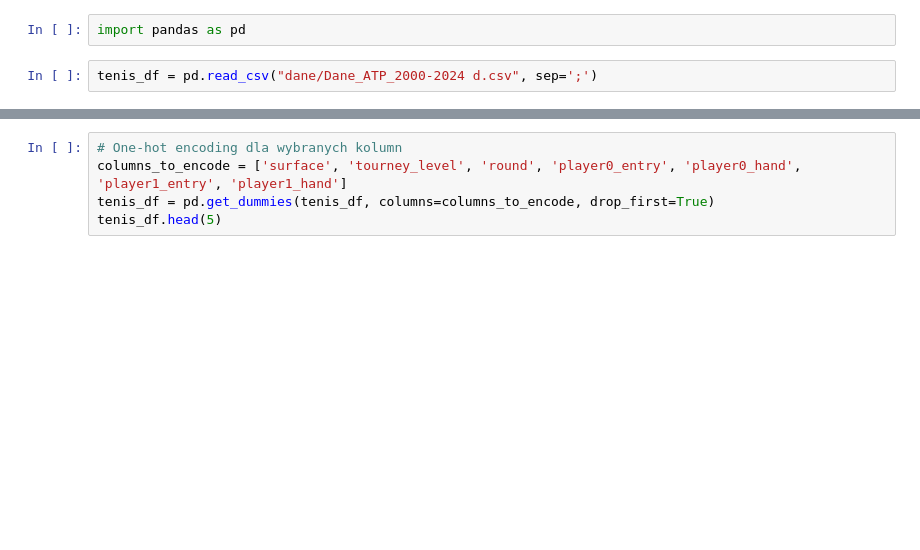
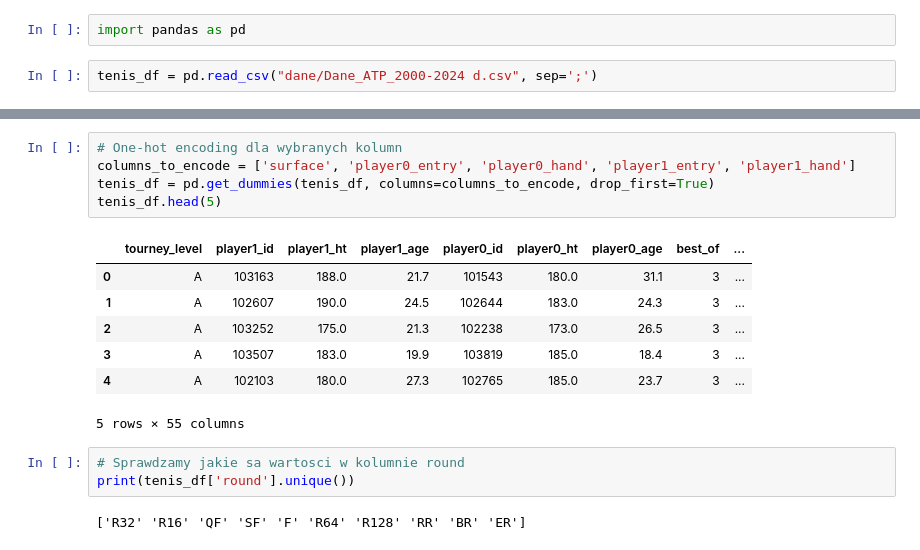
Before and after one commit to stachu213/SiProjekt, a Jupyter notebook: data_eng.ipynb, the cells around one changed output, grey strips where cells are left out. Saved outputs shown, nothing was run; the diff lists cells and outputs as text; blank space fills up the shorter version.

```diff
--- a/data_eng.ipynb
+++ b/data_eng.ipynb
@@ -64,5 +144,18 @@ print(tenis_df.dtypes)
 # %%
 # One-hot encoding dla wybranych kolumn
-columns_to_encode = ['surface', 'tourney_level', 'round', 'player0_entry', 'player0_hand', 'player1_entry', 'player1_hand']
+columns_to_encode = ['surface', 'player0_entry', 'player0_hand', 'player1_entry', 'player1_hand']
 tenis_df = pd.get_dummies(tenis_df, columns=columns_to_encode, drop_first=True)
 tenis_df.head(5)
+# %% [output]
+|  | tourney_level | player1_id | player1_ht | player1_age | player0_id | player0_ht | player0_age | best_of | ... |
+| 0 | A | 103163 | 188.0 | 21.7 | 101543 | 180.0 | 31.1 | 3 | ... |
+| 1 | A | 102607 | 190.0 | 24.5 | 102644 | 183.0 | 24.3 | 3 | ... |
+| 2 | A | 103252 | 175.0 | 21.3 | 102238 | 173.0 | 26.5 | 3 | ... |
+| 3 | A | 103507 | 183.0 | 19.9 | 103819 | 185.0 | 18.4 | 3 | ... |
+| 4 | A | 102103 | 180.0 | 27.3 | 102765 | 185.0 | 23.7 | 3 | ... |
+5 rows × 55 columns
+# %%
+# Sprawdzamy jakie sa wartosci w kolumnie round
+print(tenis_df['round'].unique())
+# %% [output]
+['R32' 'R16' 'QF' 'SF' 'F' 'R64' 'R128' 'RR' 'BR' 'ER']
```
Also changed, not shown: parts of 16 cells of this notebook.
